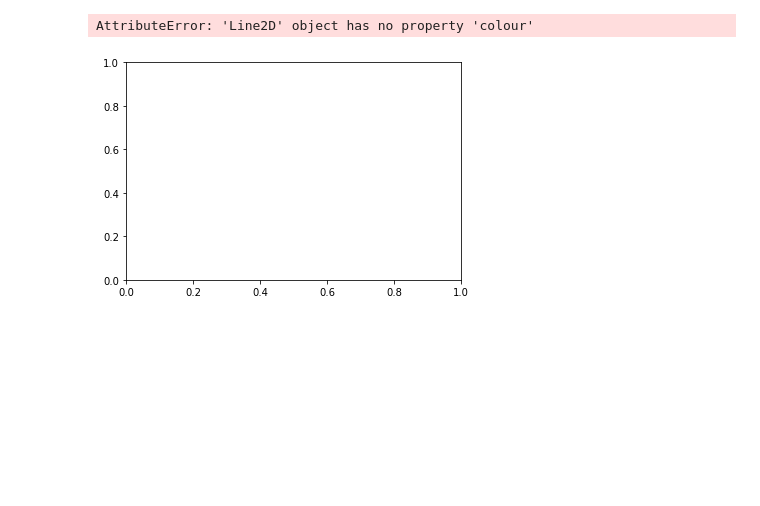
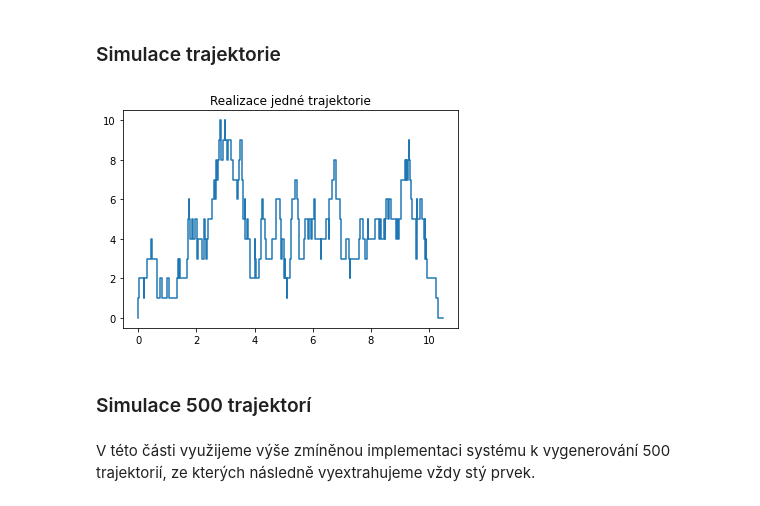
Before and after one commit to Eldeeqq/NI-VSM, a Jupyter notebook: notebooks/DU_4.ipynb, the cells around one changed output. Saved outputs shown, nothing was run; the diff lists cells and outputs as text; code cells hidden in the pictures; blank space fills up the shorter version.

```diff
--- a/notebooks/DU_4.ipynb
+++ b/notebooks/DU_4.ipynb
@@ -42,2 +5,0 @@ actions.sort(key=lambda x: x[0])
-# %%
-a = np.array(actions).T
@@ -66,5 +6,47 @@ array([0.        , 0.05523934, 0.1259047 , 0.23466627, 0.46403127,
-# %%
-plt.step(a[0], a[1,:].cumsum(), colour=np.apply_along_axis(lambda x: 'r' if x[0]==1 else 'g', axis=1, arr=a,))
-# %% [output]
-AttributeError: 'Line2D' object has no property 'colour'
-[figure, removed]
+# %% [markdown]
+### Simulace trajektorie
+# %%
+class Queueing:
+    def __init__(self, p, alpha, _lambda):
+        self.p = p
+        self.alpha = alpha
+        self._lambda = _lambda
+
+    def _get_trajectory(self, start, end):
+        '''
+        Creates a single trajectory realisation of the system.
+        '''
+        events = [(0,0)]
+        while start < end:
+            arrival = np.random.exponential(1/self._lambda)
+
+            if start + arrival  > end:
+                break
+
+            departure = np.random.gamma(shape=self.p, scale=1/self.alpha)
+            start += arrival
+
+            events.append((start, 1))
+            events.append((start + departure, -1))
+
+        events.sort(key=lambda x: x[0])
+
+        process = np.array(events).T
+        process[1] = process[1].cumsum()
+        return process
+
+    def get_trajectories(self, start, end, size=1):
+        return [self._get_trajectory(start, end) for i in range(size)]
+# %%
+Q = Queueing(p=2, alpha=4, _lambda=10)
+# %%
+process = Q.get_trajectories(0, 10)[0]
+plt.figure()
+plt.step(process[0], process[1]);
+plt.title('Realizace jedné trajektorie');
+# %% [output]
+[figure, added]
+# %% [markdown]
+### Simulace 500 trajektorí
+# %% [markdown]
+V této části využijeme výše zmíněnou implementaci systému k vygenerování 500 trajektorií, ze kterých následně vyextrahujeme vždy stý prvek.
```
Also changed, not shown: parts of 15 cells of this notebook, 2 other files.
